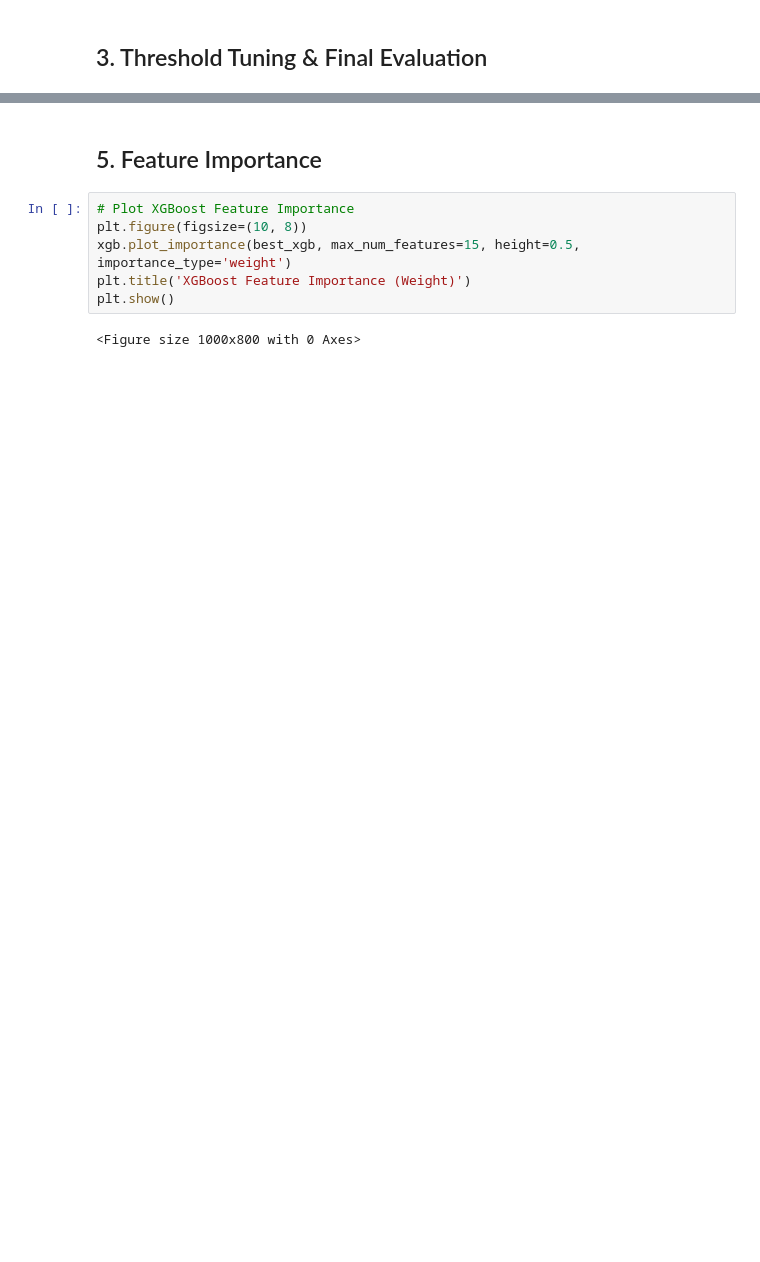
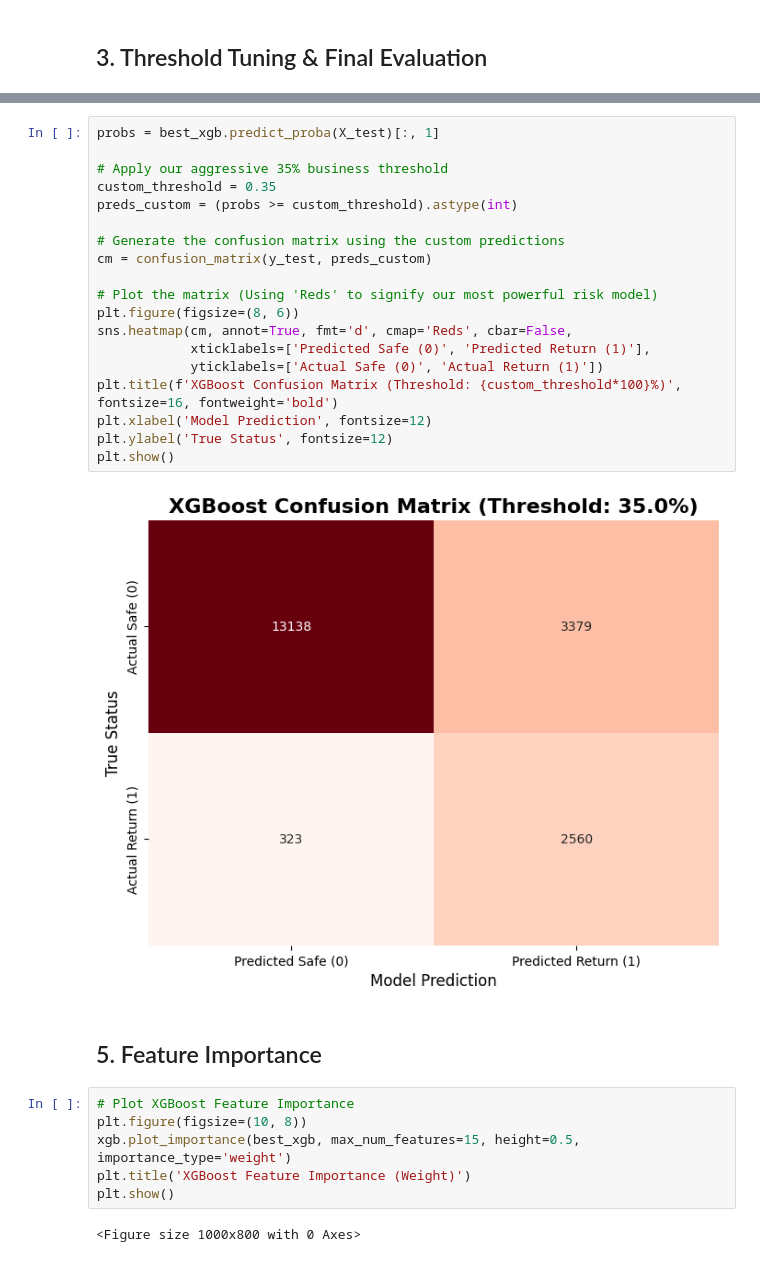
Before and after one commit to Ash469/smart-return-risk-analytics, a Jupyter notebook: models/04_xgboost.ipynb, the cells around one changed output, grey strips where cells are left out. Cells and saved outputs as stored; diff of their text form; blank space fills up the shorter version.

Commit message:
ml models done and dusted

```diff
--- a/models/04_xgboost.ipynb
+++ b/models/04_xgboost.ipynb
@@ -138,3 +159,24 @@ Final ROC-AUC Score: 0.9236
+# %%
+probs = best_xgb.predict_proba(X_test)[:, 1]
+
+# Apply our aggressive 35% business threshold
+custom_threshold = 0.35
+preds_custom = (probs >= custom_threshold).astype(int)
+
+# Generate the confusion matrix using the custom predictions
+cm = confusion_matrix(y_test, preds_custom)
+
+# Plot the matrix (Using 'Reds' to signify our most powerful risk model)
+plt.figure(figsize=(8, 6))
+sns.heatmap(cm, annot=True, fmt='d', cmap='Reds', cbar=False,
+            xticklabels=['Predicted Safe (0)', 'Predicted Return (1)'],
+            yticklabels=['Actual Safe (0)', 'Actual Return (1)'])
+plt.title(f'XGBoost Confusion Matrix (Threshold: {custom_threshold*100}%)', fontsize=16, fontweight='bold')
+plt.xlabel('Model Prediction', fontsize=12)
+plt.ylabel('True Status', fontsize=12)
+plt.show()
+# %% [output]
+[figure, added]
 # %% [markdown]
 ## 5. Feature Importance
 # %%
```
Also changed, not shown: parts of 24 cells of this notebook, 14 other files.
